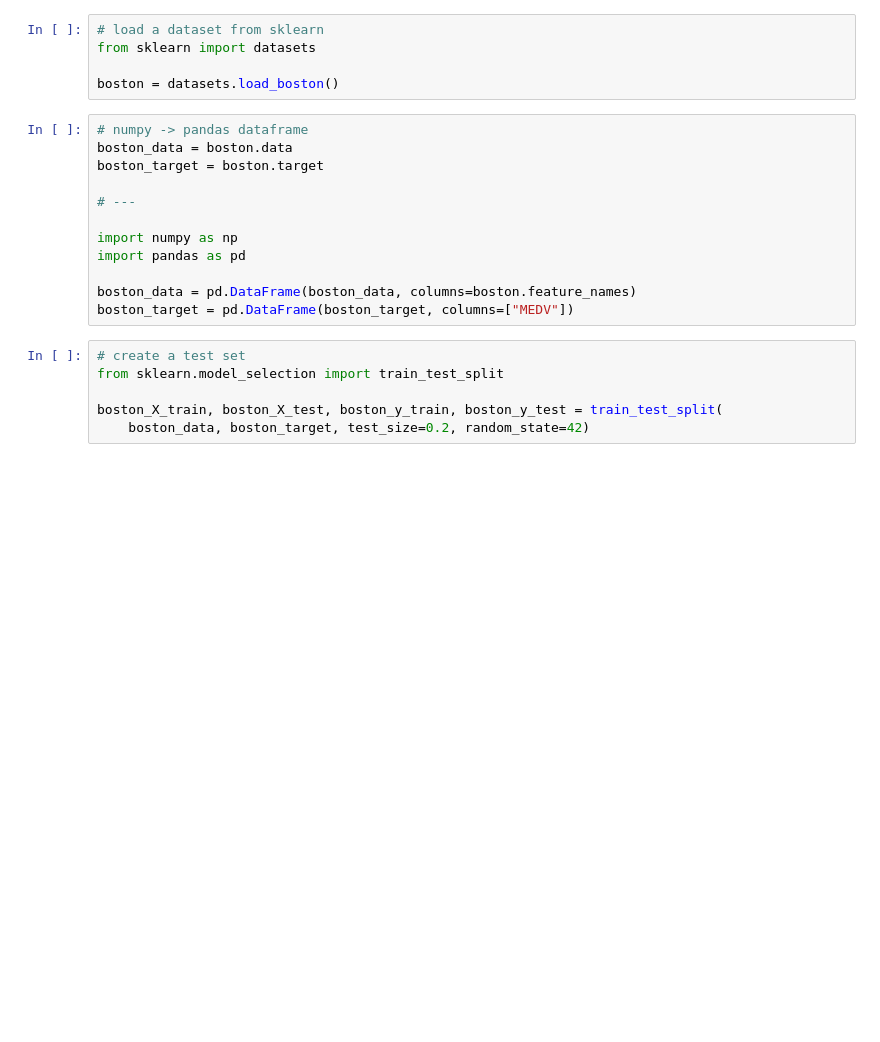
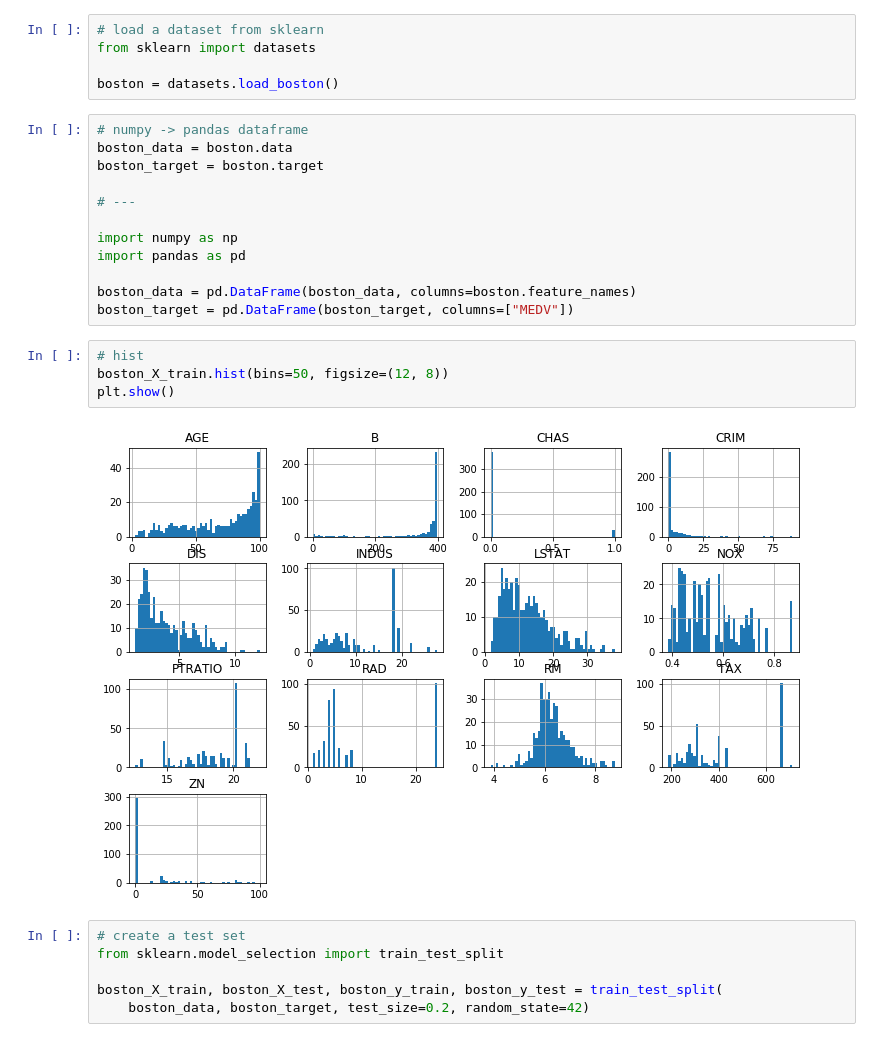
Before and after one commit to Chunngai/handson-ml, a Jupyter notebook: practice/sklearn datasets/boston/notes.ipynb, the cells around one changed output. Saved outputs shown, nothing was run; the diff lists cells and outputs as text; blank space fills up the shorter version.

Commit message:
boston checked with notes of handson-ml

```diff
--- a/practice/sklearn datasets/boston/notes.ipynb
+++ b/practice/sklearn datasets/boston/notes.ipynb
@@ -15,6 +15,12 @@ import pandas as pd
 
 boston_data = pd.DataFrame(boston_data, columns=boston.feature_names)
 boston_target = pd.DataFrame(boston_target, columns=["MEDV"])
+# %%
+# hist
+boston_X_train.hist(bins=50, figsize=(12, 8))
+plt.show()
+# %% [output]
+[figure, added]
 # %%
 # create a test set
 from sklearn.model_selection import train_test_split
```
Also changed, not shown: parts of 3 cells of this notebook, 1 other file.
